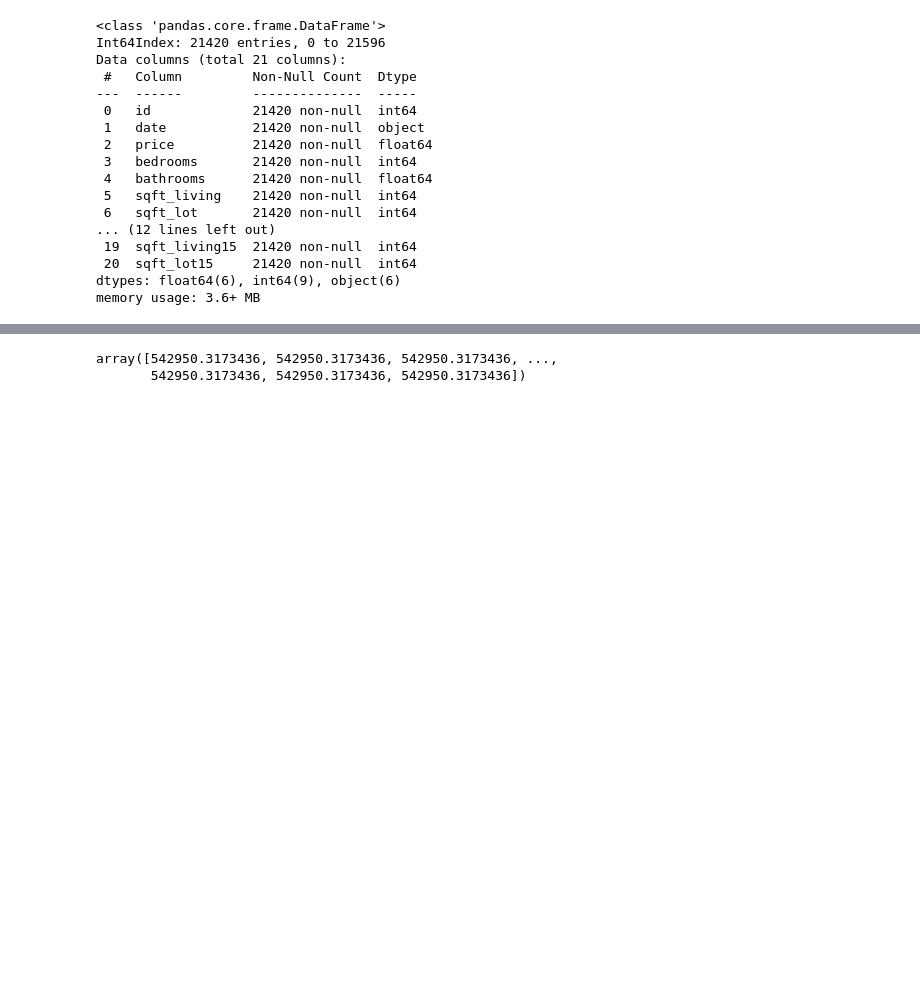
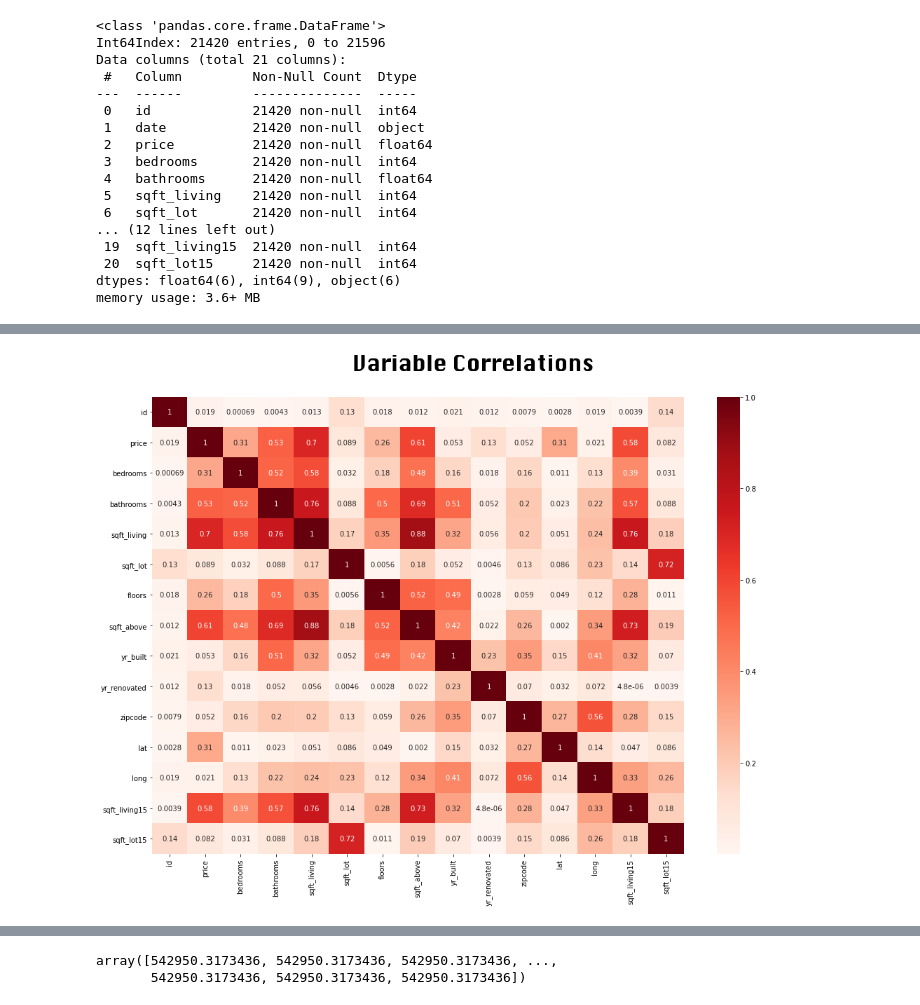
Before and after one commit to olamide-h/Phase-2Project, a Jupyter notebook: Mide.ipynb, the cells around one changed output, grey strips where cells are left out. Saved outputs shown, nothing was run; the diff lists cells and outputs as text; code cells hidden in the pictures; blank space fills up the shorter version.

```diff
--- a/Mide.ipynb
+++ b/Mide.ipynb
@@ -71,8 +85,10 @@ df.describe()
 # %%
-#EDA
-#dropping houses that are repeated. some houses are repeated if they have rennovations
-
+#exploring and filtering
+#dropping houses that are repeated. some houses are repeated if they had rennovations done.
+# Filling in waterfront's NA values with 0
+#dropping years renovated column because a large amount og
 df.drop_duplicates(subset='id',keep='first',inplace=True)
+df['waterfront'].fillna(0, inplace=True)
 df.info()
 # %% [output]
 <class 'pandas.core.frame.DataFrame'>
@@ -101,0 +143,7 @@ X_train, X_test, y_train, y_test = train_test_split(
+# %%
+corr = df.corr().abs()
+fig, ax=plt.subplots(figsize=(17,12))
+fig.suptitle('Variable Correlations', fontsize=30, y=.95, fontname='Silom')
+heatmap = sns.heatmap(corr, cmap='Reds', annot=True)
+# %% [output]
+[figure, added]
```
Also changed, not shown: parts of 34 cells of this notebook.
